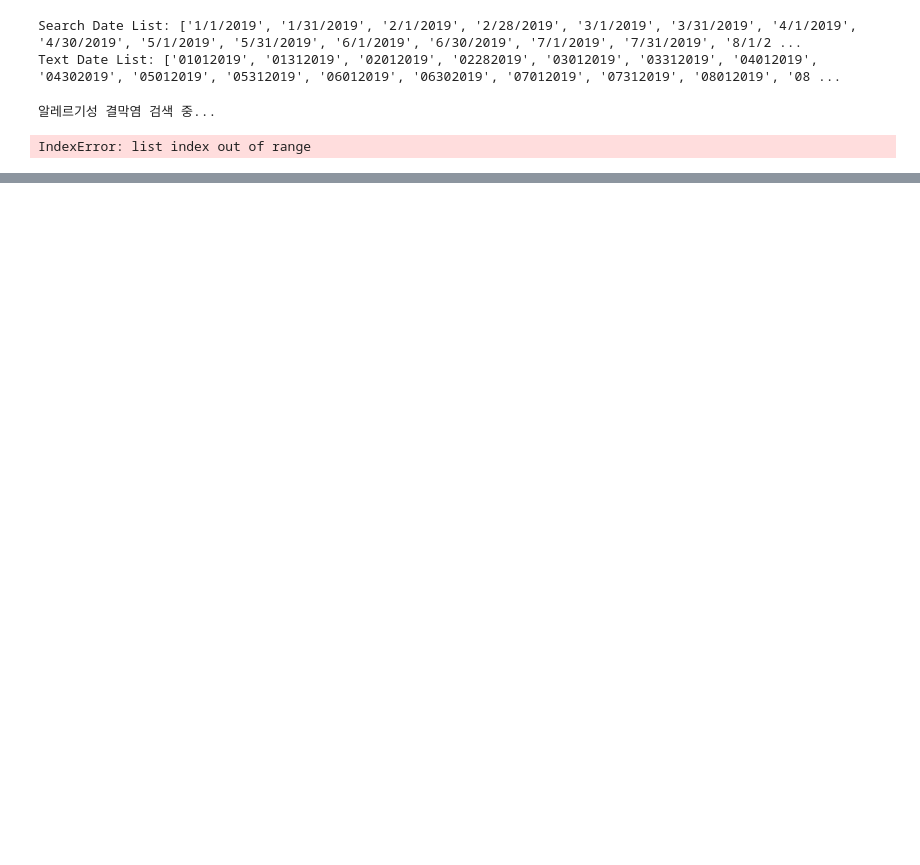
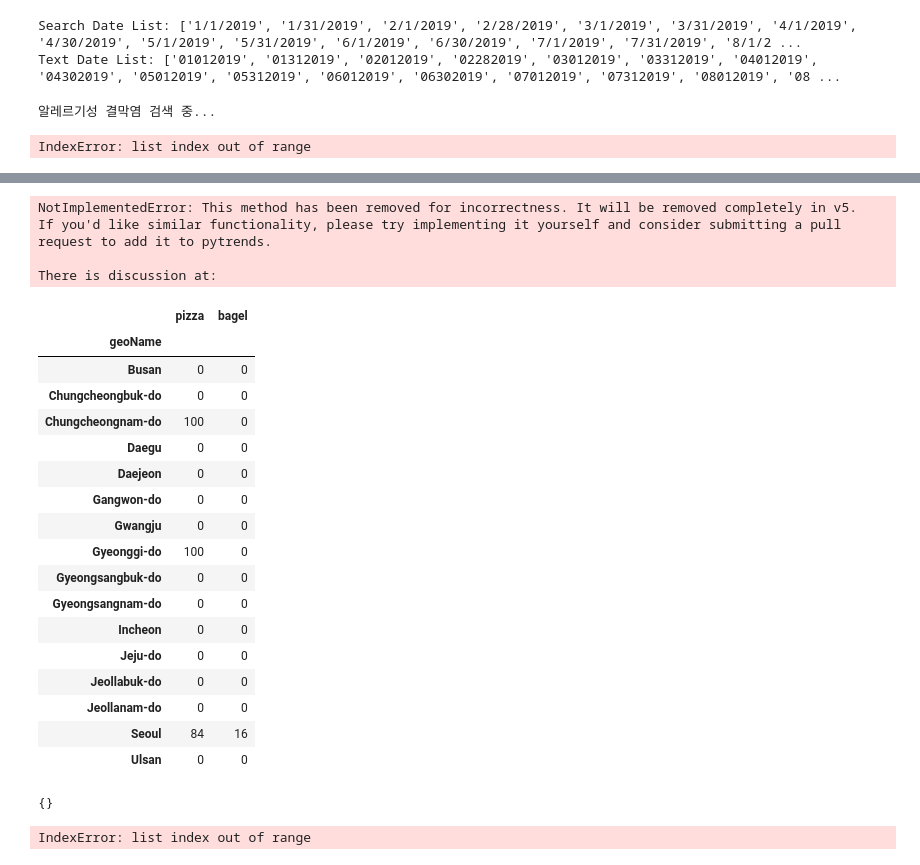
Before and after one commit to addinedu-ros-8th/eda-repo-4, a Jupyter notebook: google-trends.ipynb, the cells around one changed output, grey strips where cells are left out. Drawn from its saved outputs; the diff is of its cells as text; code cells hidden in the pictures; blank space fills up the shorter version.

```diff
--- a/google-trends.ipynb
+++ b/google-trends.ipynb
@@ -204,0 +335,36 @@ IndexError: list index out of range
+# %%
+google_trends.get_historical_interest(kw_list, year_start=2018, month_start=1, day_start=1, hour_start=0, year_end=2018, month_end=2, day_end=1, hour_end=0, cat=0, geo='', gprop='', sleep=0)
+# %% [output]
+NotImplementedError: This method has been removed for incorrectness. It will be removed completely in v5.
+If you'd like similar functionality, please try implementing it yourself and consider submitting a pull request to add it to pytrends.
+
+There is discussion at:
+# %%
+google_trends.interest_by_region(resolution='COUNTRY', inc_low_vol=True, inc_geo_code=False)
+# %% [output]
+|  | pizza | bagel |
+| geoName |  |  |
+| Busan | 0 | 0 |
+| Chungcheongbuk-do | 0 | 0 |
+| Chungcheongnam-do | 100 | 0 |
+| Daegu | 0 | 0 |
+| Daejeon | 0 | 0 |
+| Gangwon-do | 0 | 0 |
+| Gwangju | 0 | 0 |
+| Gyeonggi-do | 100 | 0 |
+| Gyeongsangbuk-do | 0 | 0 |
+| Gyeongsangnam-do | 0 | 0 |
+| Incheon | 0 | 0 |
+| Jeju-do | 0 | 0 |
+| Jeollabuk-do | 0 | 0 |
+| Jeollanam-do | 0 | 0 |
+| Seoul | 84 | 16 |
+| Ulsan | 0 | 0 |
+# %%
+google_trends.related_topics()
+# %% [output]
+{}
+# %%
+google_trends.related_queries()
+# %% [output]
+IndexError: list index out of range
```
Also changed, not shown: parts of 17 cells of this notebook.
